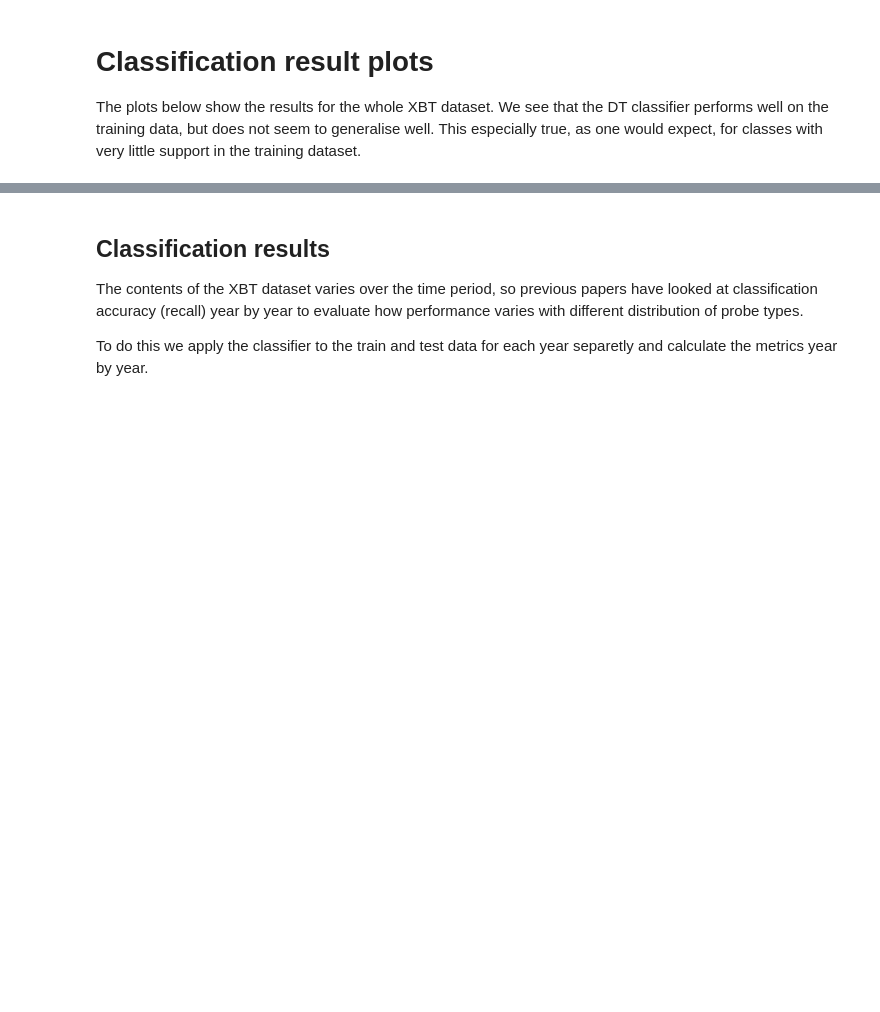
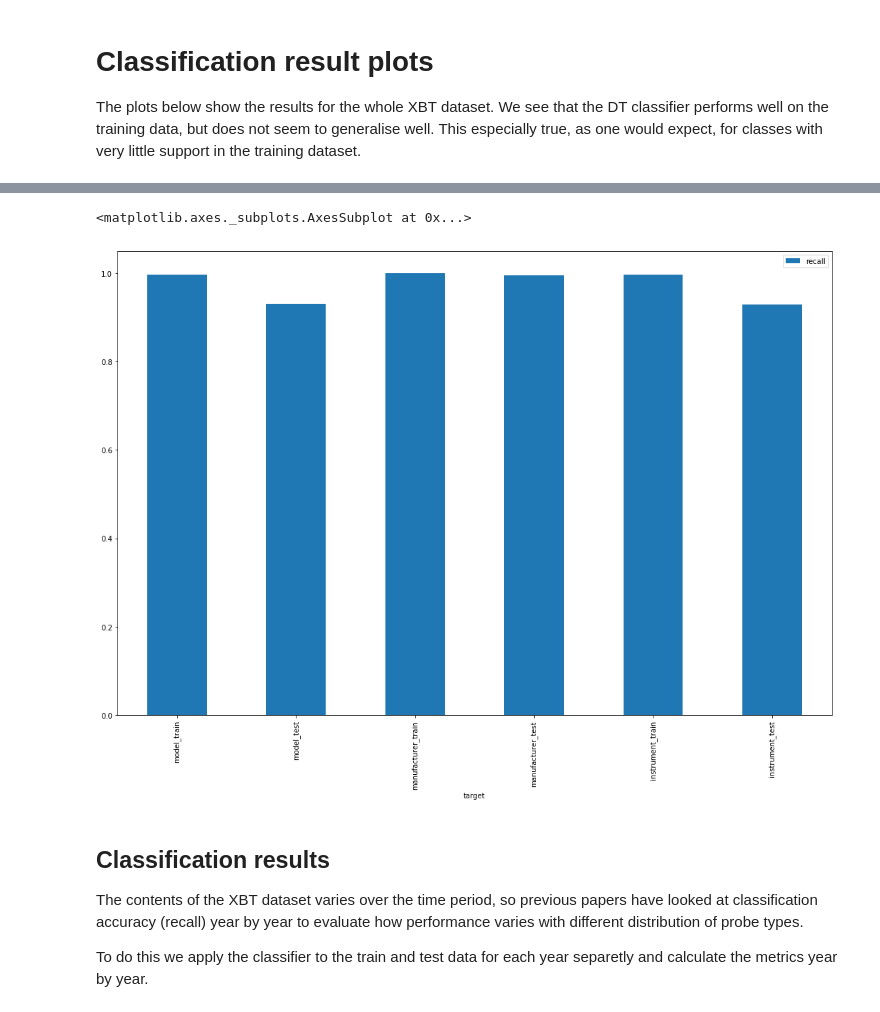
Before and after one commit to MetOffice/XBTs_classification, a Jupyter notebook: classification/imeta_ml_tree.ipynb, the cells around one changed output, grey strips where cells are left out. Cells and saved outputs as stored; diff of their text form; code cells hidden in the pictures; blank space fills up the shorter version.

```diff
--- a/classification/imeta_ml_tree.ipynb
+++ b/classification/imeta_ml_tree.ipynb
@@ -138,0 +190,14 @@ metric_manuf_all_df = pandas.DataFrame.from_dict({
+# %%
+y_res_train_instr_all = clf_dt_instr1.predict(X_train_all)
+metrics1 = sklearn.metrics.precision_recall_fscore_support(y_instr_train_all, y_res_train_instr_all, )
+metrics_per_class_all.update( {
+    'precision_instr_train': metrics1[0],
+    'recall_instr_train': metrics1[1],
+    'f1_instr_train': metrics1[2],
+    'support_instr_train': metrics1[3],
+})
+metrics_avg_all.update({
+    'precision_instr_train' : sum(metrics1[0] * metrics1[3])/ sum(metrics1[3]),
+    'recall_instr_train' : sum(metrics1[1] * metrics1[3])/ sum(metrics1[3]),
+    'f1_instr_train' : sum(metrics1[2] * metrics1[3])/ sum(metrics1[3]),
+})
@@ -138,0 +226,7 @@ metric_manuf_all_df = pandas.DataFrame.from_dict({
+# %%
+df_metrics_avg = pandas.DataFrame.from_dict({
+    'target': ['model_train','model_test','manufacturer_train','manufacturer_test','instrument_train','instrument_test'],
+    'precision': [v1 for k1,v1 in metrics_avg_all.items() if 'precision' in k1],
+    'recall': [v1 for k1,v1 in metrics_avg_all.items() if 'recall' in k1],
+    'f1': [v1 for k1,v1 in metrics_avg_all.items() if 'f1' in k1],
+})
@@ -160,3 +283,8 @@ metric_manuf_test_avg_all = sklearn.metrics.precision_recall_fscore_support(y_te
+# %%
+df_metrics_avg.plot.bar(figsize=(18,12), x='target', y='recall')
+# %% [output]
+<matplotlib.axes._subplots.AxesSubplot at 0x...>
+[figure, added]
 # %% [markdown]
 ## Classification results
 
```
Also changed, not shown: parts of 40 cells of this notebook, 1 other file.
